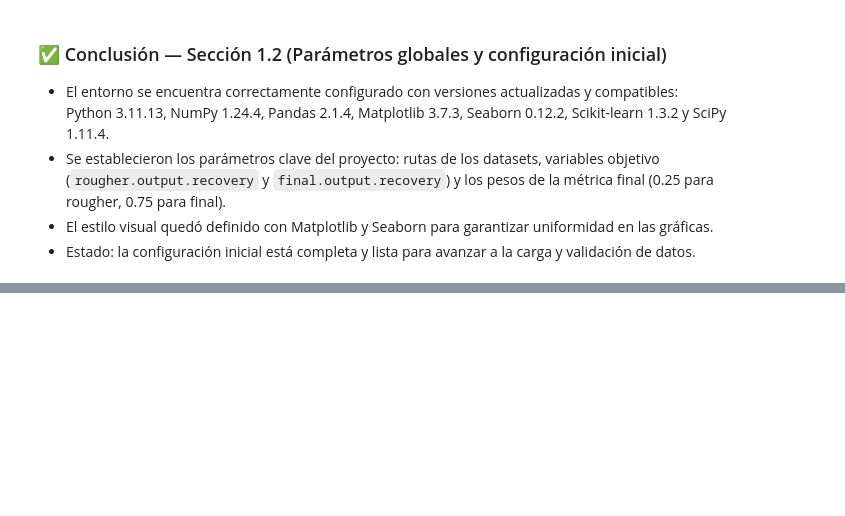
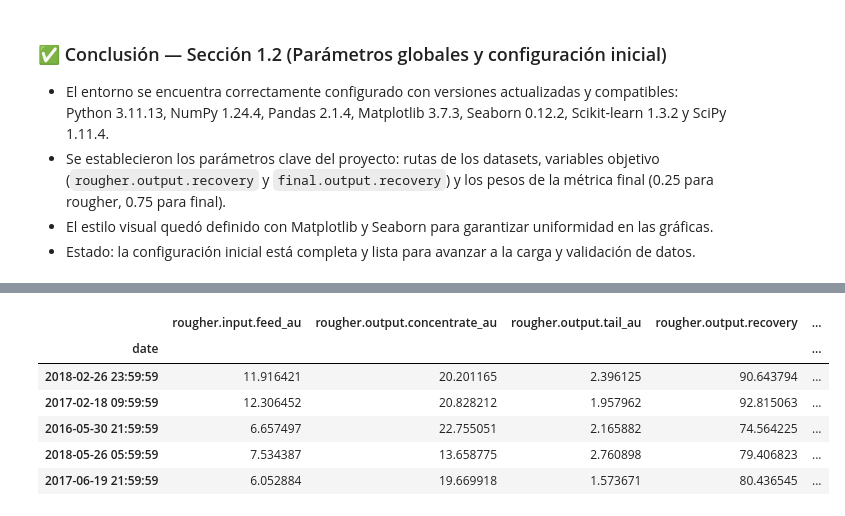
Before and after one commit to cjhirashi/proyecto-sprint-12, a Jupyter notebook: notebooks/gold_recovery_analysis.ipynb, the cells around one changed output, grey strips where cells are left out. Saved outputs shown, nothing was run; the diff lists cells and outputs as text; code cells hidden in the pictures; blank space fills up the shorter version.

```diff
--- a/notebooks/gold_recovery_analysis.ipynb
+++ b/notebooks/gold_recovery_analysis.ipynb
@@ -612,0 +226,88 @@ Estadísticas de concentraciones totales:
+# %%
+"""
+2.2 Validación de cálculos de recuperación (%)
+Objetivo: Recalcular la recuperación rougher en porcentaje usando F, C y T, y
+compararla con 'rougher.output.recovery' mediante MAE para validar la coherencia del target.
+
+Fórmula utilizada (industrial):
+    Recuperación(%) = [ C × (F − T) ] / [ F × (C − T) ] × 100
+donde:
+    F = rougher.input.feed_au
+    C = rougher.output.concentrate_au
+    T = rougher.output.tail_au
+"""
+
+import numpy as np
+from sklearn.metrics import mean_absolute_error
+
+# --- 1) Columnas requeridas (del dataset de entrenamiento cargado en 2.1) ---
+COL_F = "rougher.input.feed_au"           # F
+COL_C = "rougher.output.concentrate_au"   # C
+COL_T = "rougher.output.tail_au"          # T
+COL_Y = "rougher.output.recovery"         # target provista
+
+_required = [COL_F, COL_C, COL_T, COL_Y]
+_missing = [c for c in _required if c not in sec2_1_df_train.columns]
+if _missing:
+    raise KeyError(f"Faltan columnas para el cálculo de recuperación: {_missing}")
+
+# --- 2) Función robusta de recuperación en porcentaje ---
+def sec2_2_calc_recovery_percent(C, F, T):
+    """
+    Calcula la recuperación en porcentaje (%).
+
+    Fórmula:
+        recovery% = (C * (F - T)) / (F * (C - T)) * 100
+
+    Manejo numérico:
+        - Evita divisiones por cero.
+        - Devuelve NaN cuando el denominador es 0 o hay valores no finitos.
+    """
+    num = C * (F - T)
+    den = F * (C - T)
+    with np.errstate(divide="ignore", invalid="ignore"):
+        r = np.where(den != 0, (num / den) * 100.0, np.nan)
+    return r
+
+# --- 3) Subconjunto válido para comparar (quitar inf/NaN necesarios) ---
+sec2_2_aux_valid = (
+    sec2_1_df_train[[COL_F, COL_C, COL_T, COL_Y]]
+    .replace([np.inf, -np.inf], np.nan)
+    .dropna(subset=[COL_F, COL_C, COL_T, COL_Y])
+)
+
+# --- 4) Cálculo de recuperación y evaluación ---
+sec2_2_aux_valid["recovery_calc_pct"] = sec2_2_calc_recovery_percent(
+    sec2_2_aux_valid[COL_C].to_numpy(),
+    sec2_2_aux_valid[COL_F].to_numpy(),
+    sec2_2_aux_valid[COL_T].to_numpy()
+)
+
+# Eliminar filas con resultado NaN por divisiones inválidas (si las hubiera)
+sec2_2_aux_valid = sec2_2_aux_valid.dropna(subset=["recovery_calc_pct"])
+
+sec2_2_mae_pct = mean_absolute_error(
+    sec2_2_aux_valid[COL_Y],
+    sec2_2_aux_valid["recovery_calc_pct"]
+)
+
+print(f"Filas válidas para validación: {len(sec2_2_aux_valid):,}")
+print(f"MAE [%] provista vs calculada: {sec2_2_mae_pct:.6f}")
+
+# --- 5) Descriptivos y auditoría rápida ---
+sec2_2_desc_real = sec2_2_aux_valid[COL_Y].describe(percentiles=[0.01,0.05,0.50,0.95,0.99])
+sec2_2_desc_calc = sec2_2_aux_valid["recovery_calc_pct"].describe(percentiles=[0.01,0.05,0.50,0.95,0.99])
+
+print("\nDistribución REAL [%]:")
+print(sec2_2_desc_real)
+print("\nDistribución CALCULADA [%]:")
+print(sec2_2_desc_calc)
+
+# Top diferencias absolutas (útil para inspección manual)
+sec2_2_aux_valid["abs_err"] = (sec2_2_aux_valid[COL_Y] - sec2_2_aux_valid["recovery_calc_pct"]).abs()
+display(
+    sec2_2_aux_valid.sort_values("abs_err", ascending=False)
+    .head(5)
+    [[COL_F, COL_C, COL_T, COL_Y, "recovery_calc_pct", "abs_err"]]
+)
+# %% [output]
@@ -612,0 +331,7 @@ Estadísticas de concentraciones totales:
+|  | rougher.input.feed_au | rougher.output.concentrate_au | rougher.output.tail_au | rougher.output.recovery | ... |
+| date |  |  |  |  | ... |
+| 2018-02-26 23:59:59 | 11.916421 | 20.201165 | 2.396125 | 90.643794 | ... |
+| 2017-02-18 09:59:59 | 12.306452 | 20.828212 | 1.957962 | 92.815063 | ... |
+| 2016-05-30 21:59:59 | 6.657497 | 22.755051 | 2.165882 | 74.564225 | ... |
+| 2018-05-26 05:59:59 | 7.534387 | 13.658775 | 2.760898 | 79.406823 | ... |
+| 2017-06-19 21:59:59 | 6.052884 | 19.669918 | 1.573671 | 80.436545 | ... |
```
Also changed, not shown: parts of 36 cells of this notebook.
